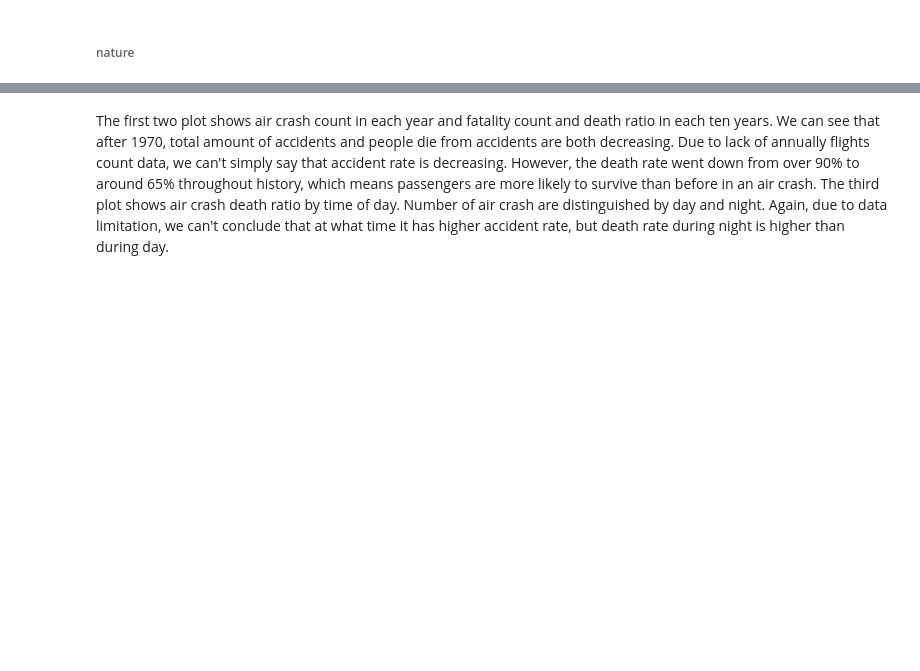
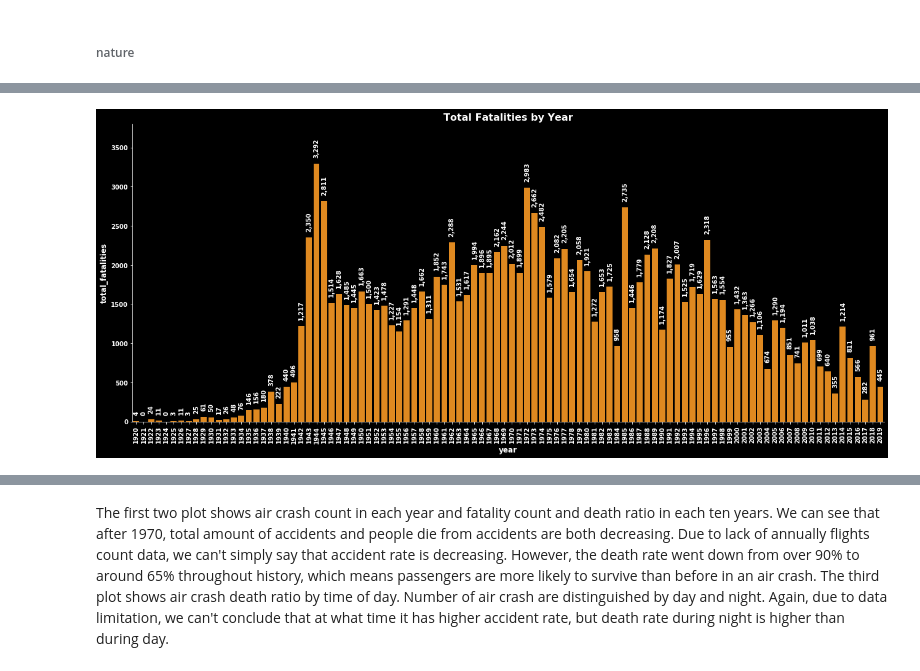
Before and after one commit to razmikmelikbekyan/AircraftAccidentsAnalysis, a Jupyter notebook: accidents_analysis/AccidentsAnalysis.ipynb, the cells around one changed output, grey strips where cells are left out. Saved outputs shown, nothing was run; the diff lists cells and outputs as text; code cells hidden in the pictures; blank space fills up the shorter version.

```diff
--- a/accidents_analysis/AccidentsAnalysis.ipynb
+++ b/accidents_analysis/AccidentsAnalysis.ipynb
@@ -275,0 +382,12 @@ plt.show()
+# %%
+plot_aggregated_barplot(
+    df,
+    'year',
+    'total_fatalities',
+    aggregation_type='sum',
+    figsize=(18, 8),
+    title='Total Fatalities by Year',
+    ylims=(0, 3800)
+)
+# %% [output]
+[figure, added]
```
Also changed, not shown: parts of 54 cells of this notebook, 2 other files.
